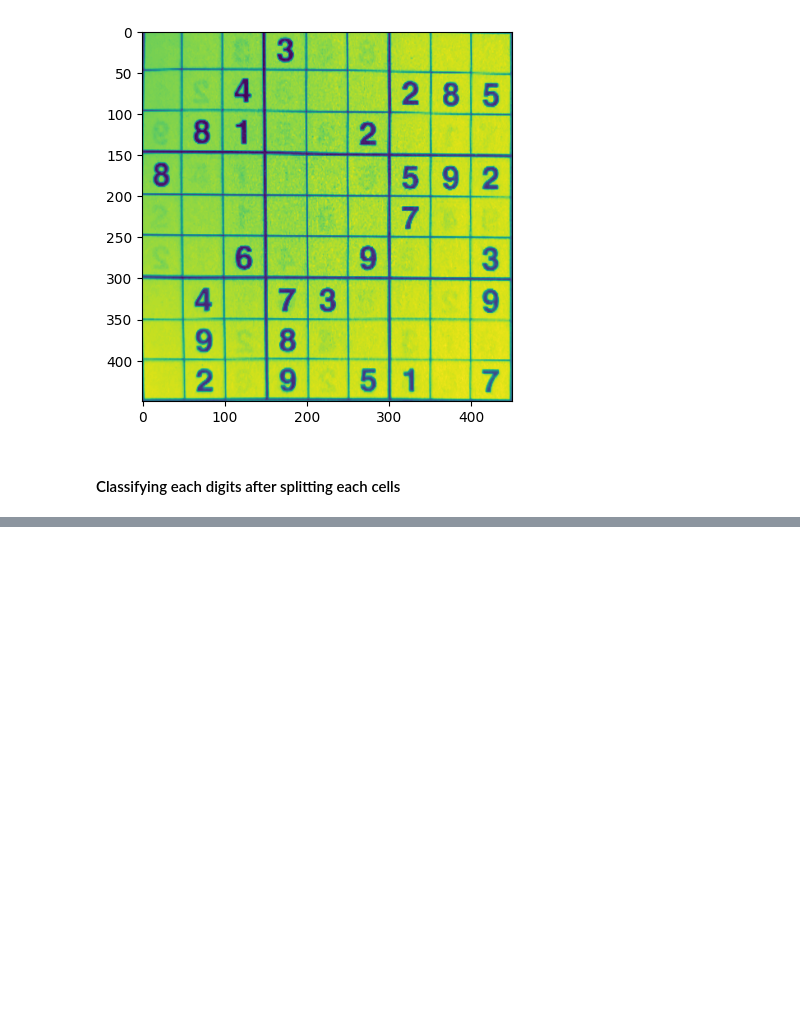
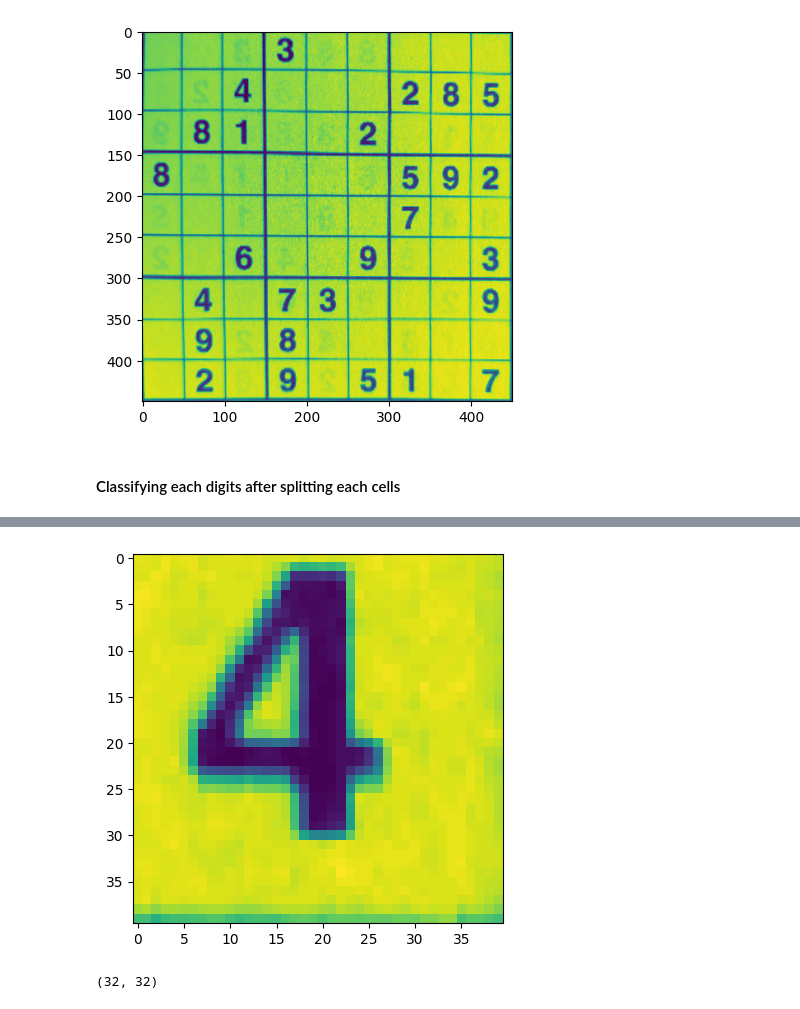
Before and after one commit to Isa1asN/sudoku_solver, a Jupyter notebook: backend/model/train.ipynb, the cells around one changed output, grey strips where cells are left out. Drawn from its saved outputs; the diff is of its cells as text; code cells hidden in the pictures; blank space fills up the shorter version.

```diff
--- a/backend/model/train.ipynb
+++ b/backend/model/train.ipynb
@@ -281,0 +289,16 @@ plt.show()
+# %%
+def CropCell(cells):
+    Cells_croped = []
+    for image in cells:
+        img = np.array(image)
+        img = img[6:46, 6:46]
+        img = Image.fromarray(img)
+        Cells_croped.append(img)
+    return Cells_croped
+# %%
+sudoku_cell_croped = CropCell(sudoku_cell)
+plt.figure()
+plt.imshow(sudoku_cell_croped[11])
+plt.show()
+# %% [output]
+[figure, added]
@@ -281,0 +311,4 @@ plt.show()
+# %%
+new[0].shape
+# %% [output]
+(32, 32)
```
Also changed, not shown: parts of 10 cells of this notebook.
